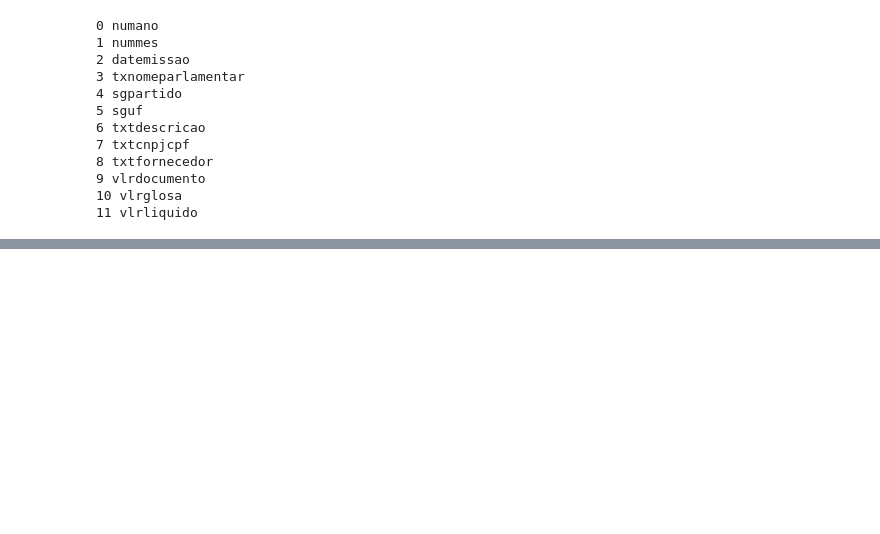
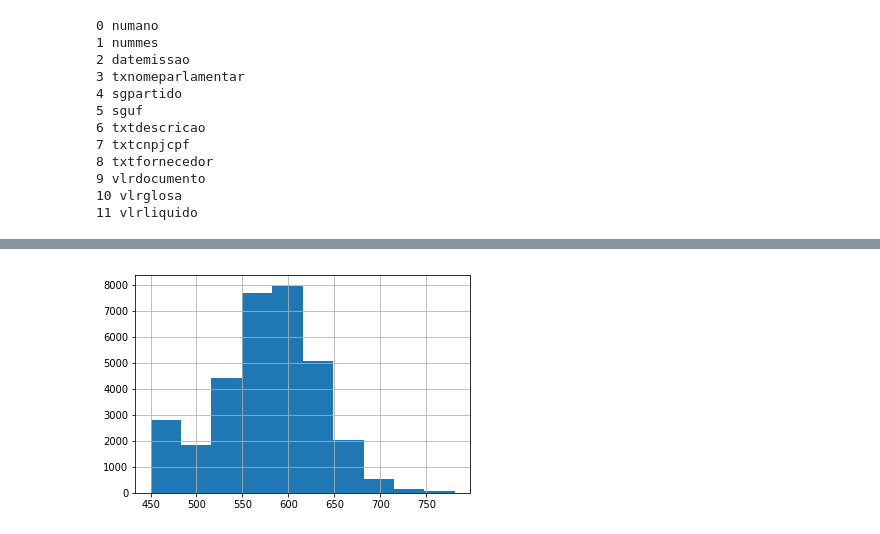
Before and after one commit to guyrux/udacity_fundamentals_of_ai_and_ml, a Jupyter notebook: Parte 02 - Introdução a Python.ipynb, the cells around one changed output, grey strips where cells are left out. Cells and saved outputs as stored; diff of their text form; code cells hidden in the pictures; blank space fills up the shorter version.

```diff
--- a/Parte 02 - Introdução a Python.ipynb
+++ b/Parte 02 - Introdução a Python.ipynb
@@ -236,0 +325,5 @@ for i, v in enumerate(dados_deputados.columns):
+# %%
+#É possível separar um atributo só tbm.
+dados_prouni["nota_integral_ampla"].hist(figsize = (6,4));
+# %% [output]
+[figure, added]
```
Also changed, not shown: parts of 16 cells of this notebook, 2 other files.
